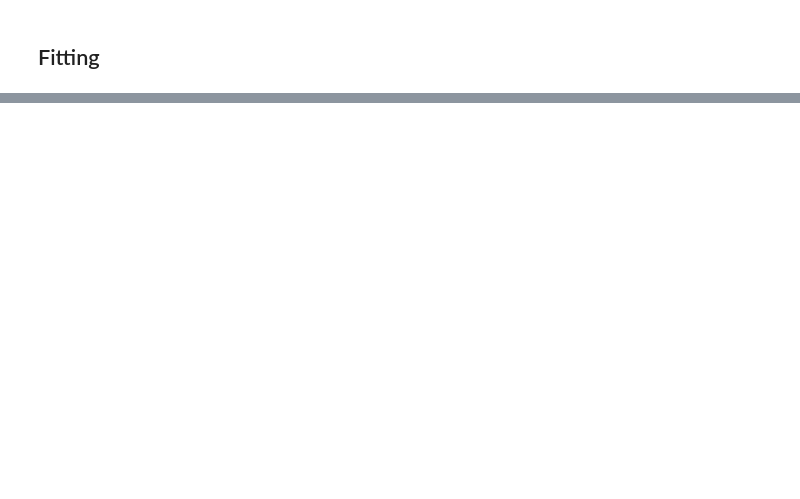
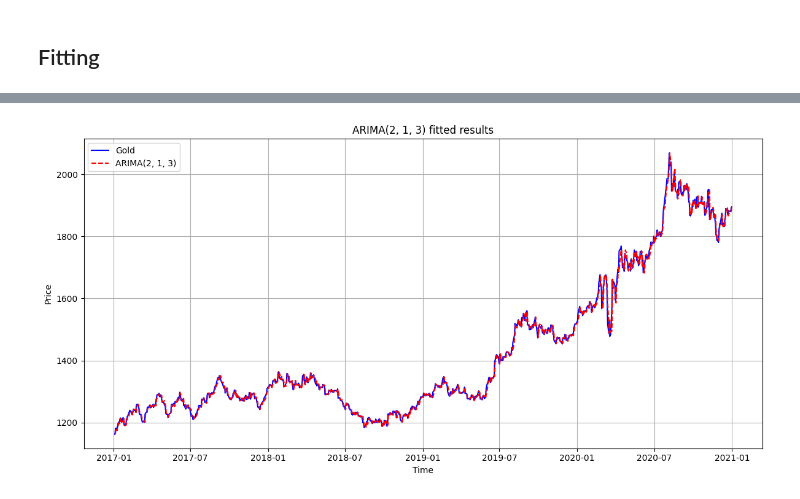
Before and after one commit to safeai-snu/finance_ai_2025, a Jupyter notebook: day4/TS_analysis_gold.ipynb, the cells around one changed output, grey strips where cells are left out. Cells and saved outputs as stored; diff of their text form; code cells hidden in the pictures; blank space fills up the shorter version.

```diff
--- a/day4/TS_analysis_gold.ipynb
+++ b/day4/TS_analysis_gold.ipynb
@@ -406,0 +470,23 @@ Performing stepwise search to minimize aic
+# %%
+import matplotlib.pyplot as plt
+
+# AIC 기준 최적 모델로부터 예측값 가져오기
+model = ARIMA(train, order=model_aic.order)
+model_fit = model.fit()
+
+# 훈련 구간에 대한 예측값
+fitted_values = model_fit.fittedvalues
+
+# 시각화
+plt.figure(figsize=(12, 6))
+plt.plot(train, label='Gold', color='blue')
+plt.plot(fitted_values[1:], label=f'ARIMA{model_aic.order}', color='red', linestyle='--')
+plt.title(f'ARIMA{model_aic.order} fitted results')
+plt.xlabel('Time')
+plt.ylabel('Price')
+plt.legend()
+plt.tight_layout()
+plt.grid(True)
+plt.show()
+# %% [output]
+[figure, added]
```
Also changed, not shown: parts of 8 cells of this notebook.
